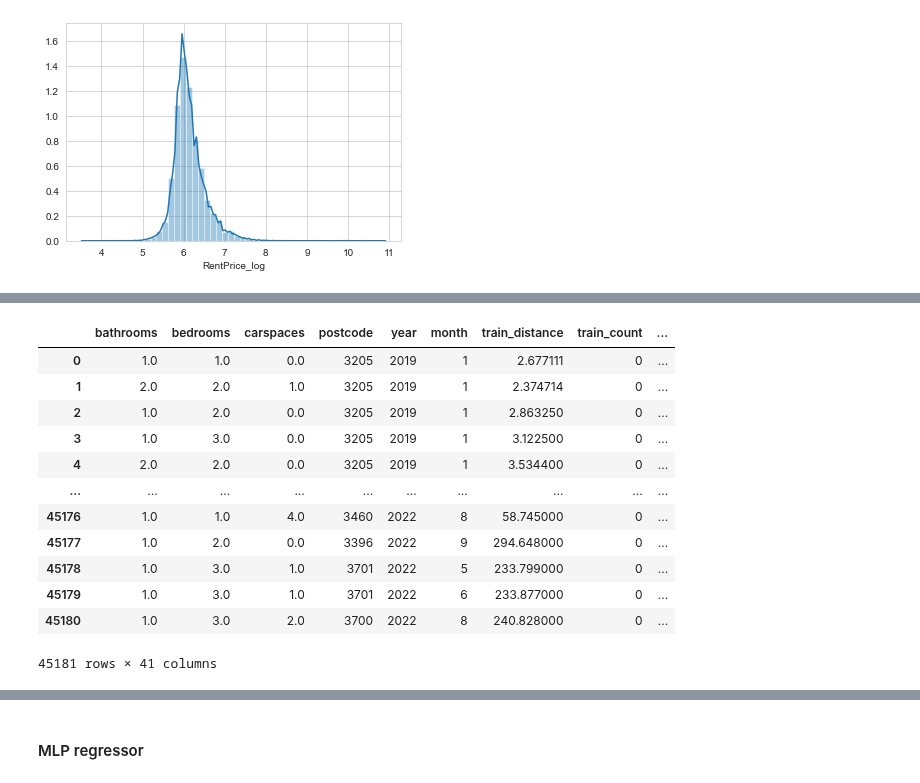
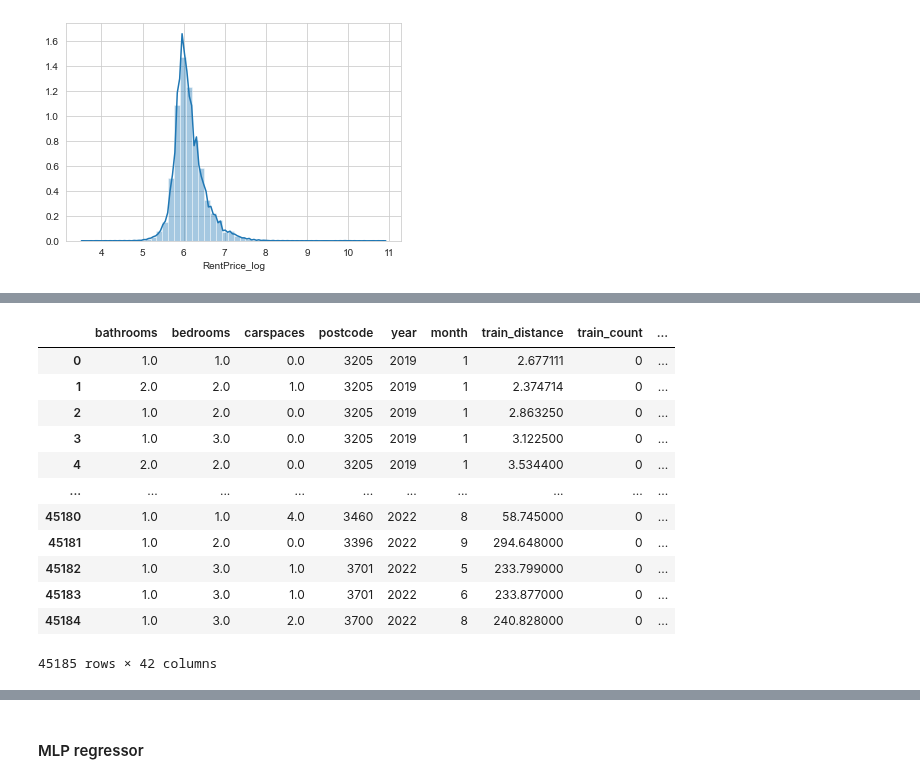
Before and after one commit to MAST30034-Applied-Data-Science/generic-real-estate-consulting-project-group-12, a Jupyter notebook: notebooks/final.ipynb, the cells around one changed output, grey strips where cells are left out. Drawn from its saved outputs; the diff is of its cells as text; code cells hidden in the pictures.

```diff
--- a/notebooks/final.ipynb
+++ b/notebooks/final.ipynb
@@ -77,6 +111,6 @@ plt.show()
 # %%
 # convert bond column to 0 and 1
-newdf = house_df.drop(['level_0','Unnamed: 0','price','geometry', 'geoLocation','index_right','SA2_maincode_2021','median_rent'], axis=1)
+newdf = house_df.drop(['index','Unnamed: 0','price','geometry', 'geoLocation','index_right','SA2_maincode_2021','median_rent'], axis=1)
 def bond(val):
     if pd.isna(val) or val == 0:
         return 0
@@ -107,6 +178,6 @@ for index, values in newdf[pd.isna(newdf['Median_age'])].iterrows():
 # %%
-newdf = newdf[newdf['population'] > 0]
-newdf = newdf.drop(['index','longitude', 'latitude'],axis = 1)
+# newdf = newdf[newdf['population'] > 0]
+newdf = newdf.drop(['longitude', 'latitude'],axis = 1)
 newdf.columns
 # %% [output]
 Index(['bathrooms', 'bedrooms', 'carspaces', 'postcode', 'surburb', 'year',
@@ -310,6 +394,7 @@ for key, values in group_dict.items():
     train_distance_sum = 0
     shopping_mall_distance_sum = 0
     school_distance_sum = 0
+    distance_to_melbourne_sum = 0
     num = len(values)
     for item in values:
         rent_price_sum += item['RentPrice_log']
@@ -319,39 +404,41 @@ for key, values in group_dict.items():
         tram_distance_sum += item['tram_distance']
         shopping_mall_distance_sum += item['shopping_mall_distance']
         school_distance_sum += item['school_distance']
+        distance_to_melbourne_sum += item['distance_to_melbourne']
     rent_mean = rent_price_sum/num
     bus_mean = bus_distance_sum/num
     train_mean = train_distance_sum/num
     tram_mean = tram_distance_sum/num
     shopping_mall_mean = shopping_mall_distance_sum/num
     school_mean = school_distance_sum/num
+    distance_to_melbourne_sum_mean = distance_to_melbourne_sum/num
     data_list.append([item['bathrooms'],item['bedrooms'],item['carspaces'],item['postcode'],item['year'],item['month'],train_mean,item['train_count'],
     item['hospital_count'],shopping_mall_mean,item['shopping_mall_count'],item['bench'],item['cafe'],item['childcare'],item['fast_food'],item['kindergarten'],item['parking'],item['restaurant']
     ,item['place_of_worship'],school_mean,item['university'], item['garden'], item['park'],item['playground'], item['pitch'], item['offence count'], item['incidents recorded'],bus_mean,item['bus_count'],item['school_count'],school_mean,tram_mean,
-    item['tram_count'],rent_mean,item['Median_age'],item['median'],item['population'],item['has_bond'],item['count'],item['cpi'],item['gdp']])
+    item['tram_count'],rent_mean,item['Median_age'],item['median'],item['population'],item['has_bond'],item['count'],item['cpi'],item['gdp'], distance_to_melbourne_sum_mean])
 
     # data_list.append((item['bathrooms'],item['bedrooms'],item['carspaces'],item['postcode'],item['year'],item['month'],rent_mean,bus_mean,train_mean,tram_mean,shopping_mall_mean))
 # %%
 df = pd.DataFrame(data_list, columns=['bathrooms', 'bedrooms', 'carspaces', 'postcode', 'year',
        'month', 'train_distance', 'train_count',
        'hospital_count', 'shopping_mall_distance', 'shopping_mall_count',
        'bench', 'cafe', 'childcare', 'fast_food', 'kindergarten', 'parking',
        'restaurant', 'place_of_worship', 'school_distance','university', 'garden',
        'park', 'playground', 'pitch', 'offence count','incidents recorded', 'bus_distance',
        'bus_count', 'school_count', 'school_distance', 'tram_distance', 'tram_count', 'rent',
-       'Median_age', 'median', 'population', 'has_bond','count','cpi','gdp'])
+       'Median_age', 'median', 'population', 'has_bond','count','cpi','gdp','distance_to_melbourne'])
 df
 # %% [output]
 |  | bathrooms | bedrooms | carspaces | postcode | year | month | train_distance | train_count | ... |
 | 0 | 1.0 | 1.0 | 0.0 | 3205 | 2019 | 1 | 2.677111 | 0 | ... |
 | 1 | 2.0 | 2.0 | 1.0 | 3205 | 2019 | 1 | 2.374714 | 0 | ... |
 | 2 | 1.0 | 2.0 | 0.0 | 3205 | 2019 | 1 | 2.863250 | 0 | ... |
 | 3 | 1.0 | 3.0 | 0.0 | 3205 | 2019 | 1 | 3.122500 | 0 | ... |
 | 4 | 2.0 | 2.0 | 0.0 | 3205 | 2019 | 1 | 3.534400 | 0 | ... |
 | ... | ... | ... | ... | ... | ... | ... | ... | ... | ... |
-| 45176 | 1.0 | 1.0 | 4.0 | 3460 | 2022 | 8 | 58.745000 | 0 | ... |
-| 45177 | 1.0 | 2.0 | 0.0 | 3396 | 2022 | 9 | 294.648000 | 0 | ... |
-| 45178 | 1.0 | 3.0 | 1.0 | 3701 | 2022 | 5 | 233.799000 | 0 | ... |
-| 45179 | 1.0 | 3.0 | 1.0 | 3701 | 2022 | 6 | 233.877000 | 0 | ... |
-| 45180 | 1.0 | 3.0 | 2.0 | 3700 | 2022 | 8 | 240.828000 | 0 | ... |
+| 45180 | 1.0 | 1.0 | 4.0 | 3460 | 2022 | 8 | 58.745000 | 0 | ... |
+| 45181 | 1.0 | 2.0 | 0.0 | 3396 | 2022 | 9 | 294.648000 | 0 | ... |
+| 45182 | 1.0 | 3.0 | 1.0 | 3701 | 2022 | 5 | 233.799000 | 0 | ... |
+| 45183 | 1.0 | 3.0 | 1.0 | 3701 | 2022 | 6 | 233.877000 | 0 | ... |
+| 45184 | 1.0 | 3.0 | 2.0 | 3700 | 2022 | 8 | 240.828000 | 0 | ... |
-45181 rows × 41 columns
+45185 rows × 42 columns
```
Also changed, not shown: parts of 54 cells of this notebook.
